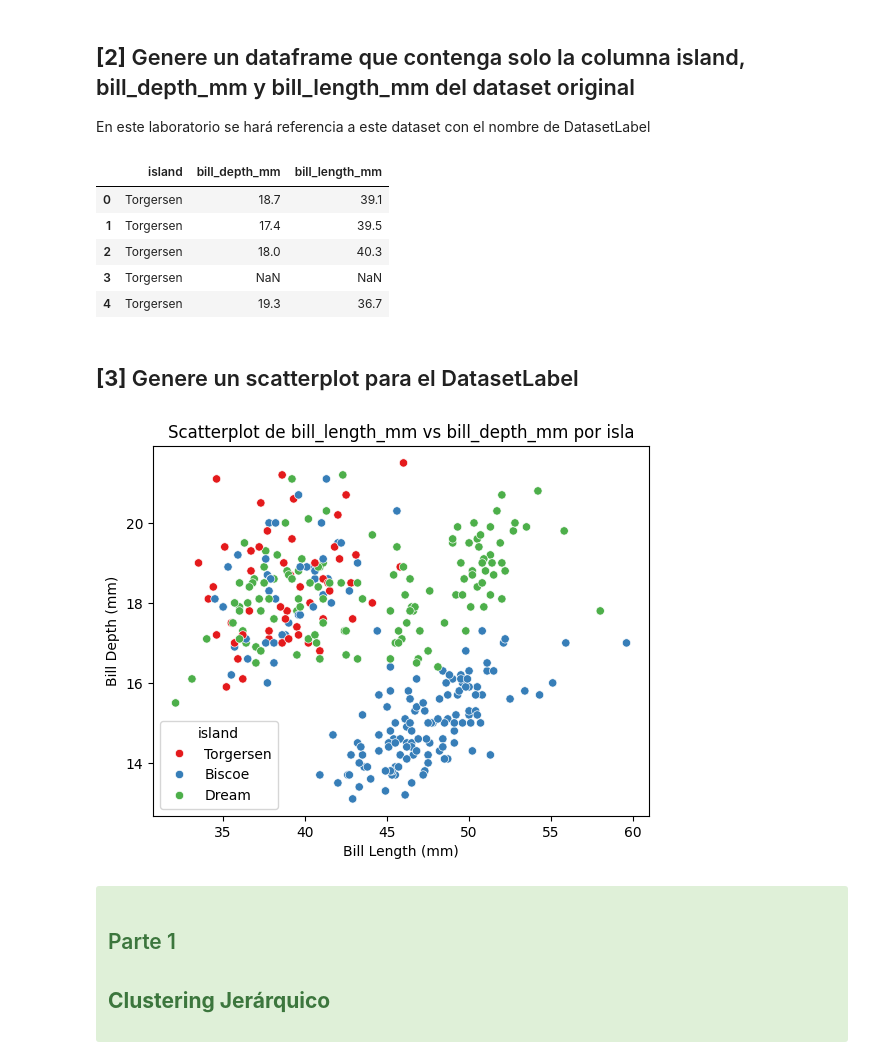
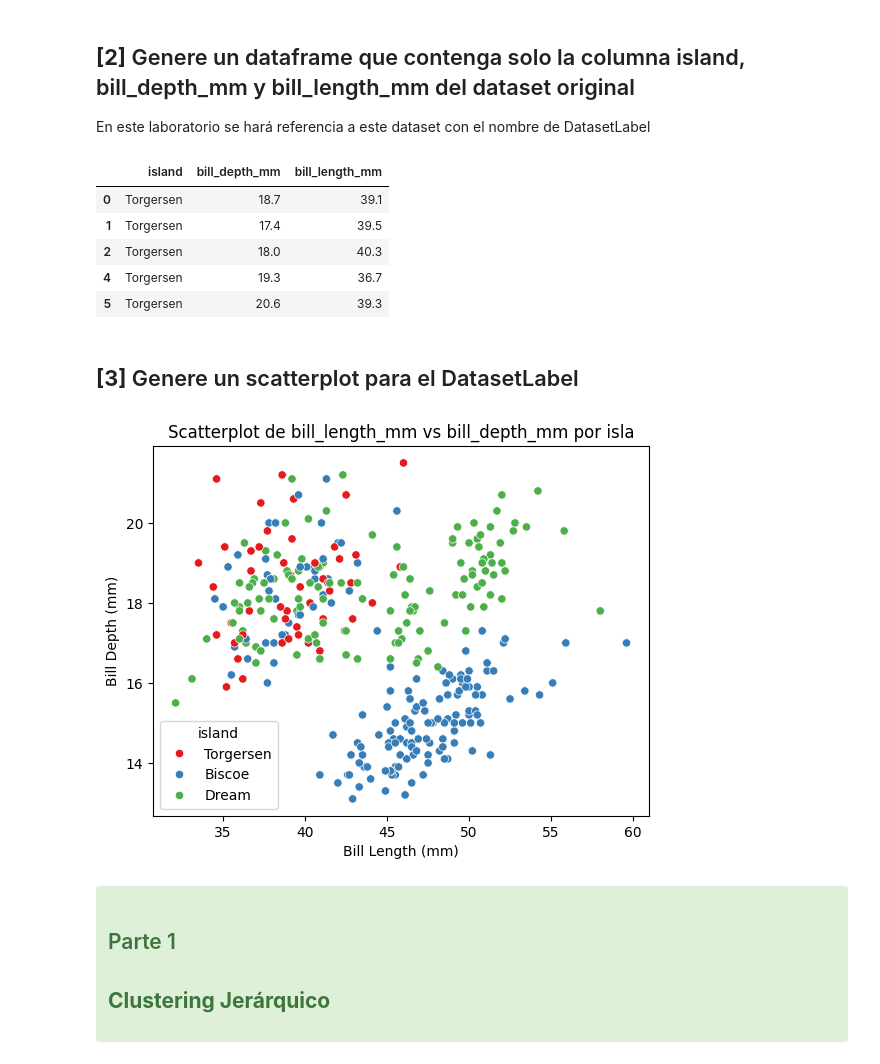
Before and after one commit to edegraciab/mla-labs-edg, a Jupyter notebook: Lab04/Lab_04_ApNoSupervisado_edgb.ipynb, the cells around one changed output. Drawn from its saved outputs; the diff is of its cells as text; code cells hidden in the pictures.

Commit message:
fix DatasetLabel

```diff
--- a/Lab04/Lab_04_ApNoSupervisado_edgb.ipynb
+++ b/Lab04/Lab_04_ApNoSupervisado_edgb.ipynb
@@ -81,15 +81,15 @@ df_penguins.head()
 ## **[2]** Genere un dataframe que contenga solo la columna island, bill_depth_mm y bill_length_mm del dataset original
 En este laboratorio se hará referencia a este dataset con el nombre de DatasetLabel
 # %%
-DatasetLabel = penguins[['island', 'bill_depth_mm', 'bill_length_mm']]
+DatasetLabel = df_penguins[['island', 'bill_depth_mm', 'bill_length_mm']]
 DatasetLabel.head()
 # %% [output]
 |  | island | bill_depth_mm | bill_length_mm |
 | 0 | Torgersen | 18.7 | 39.1 |
 | 1 | Torgersen | 17.4 | 39.5 |
 | 2 | Torgersen | 18.0 | 40.3 |
-| 3 | Torgersen | NaN | NaN |
 | 4 | Torgersen | 19.3 | 36.7 |
+| 5 | Torgersen | 20.6 | 39.3 |
 # %% [markdown]
 ## **[3]** Genere un scatterplot para el DatasetLabel
 # %%
@@ -105,7 +105,7 @@ plt.xlabel("Bill Length (mm)")
 plt.ylabel("Bill Depth (mm)")
 plt.show()
 # %% [output]
-[figure, old version]
+[figure, new version]
 # %% [markdown]
 <div class="alert alert-success", role="alert">
     <h1 style="font-size: 1.5em;">Parte 1 </h1>
```
Also changed, not shown: parts of 3 cells of this notebook.
